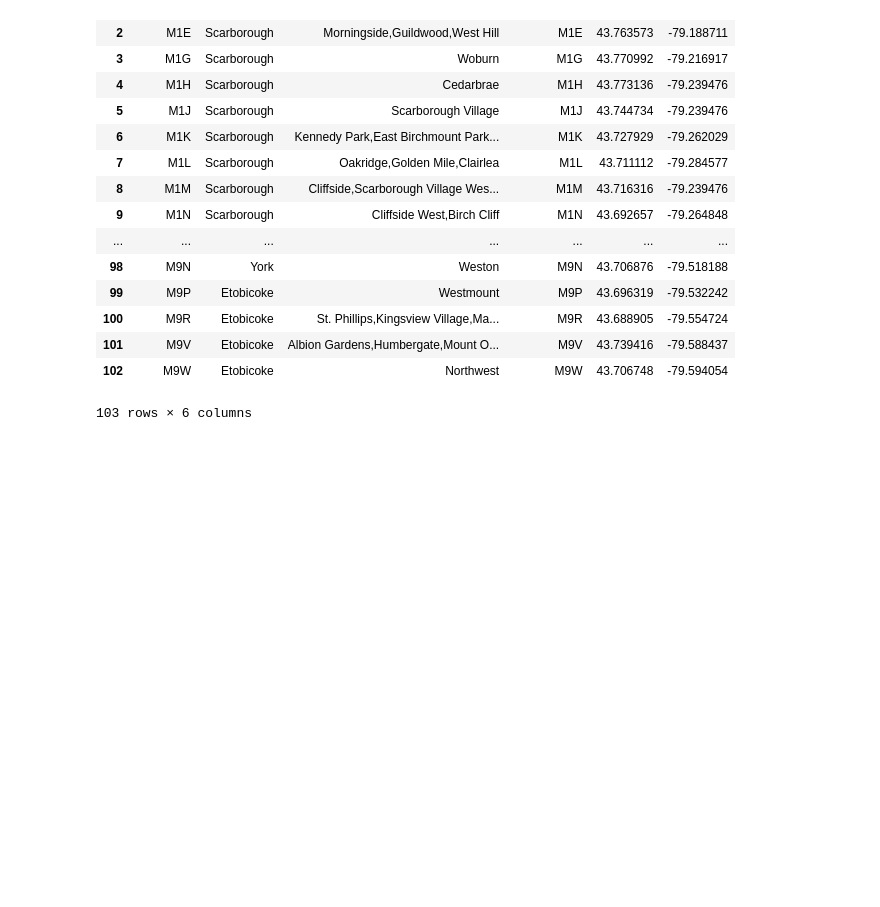
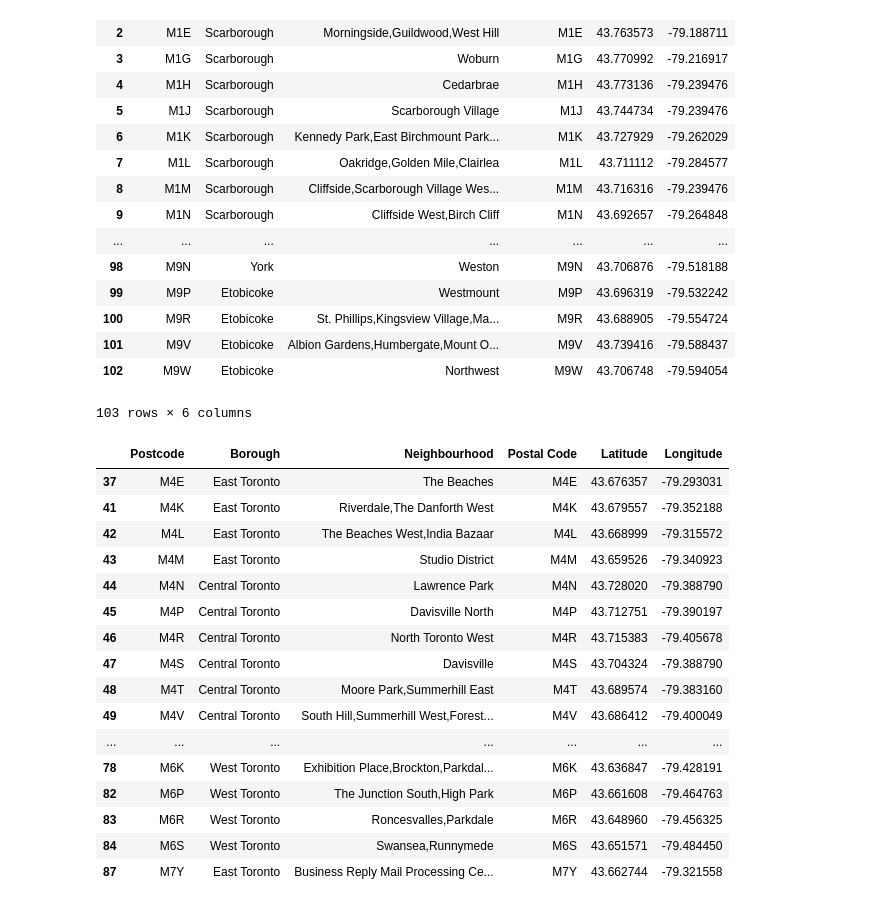
Before and after one commit to huiliijiang/coursera-project, a Jupyter notebook: Toronto.ipynb, the cells around one changed output. Saved outputs shown, nothing was run; the diff lists cells and outputs as text; code cells hidden in the pictures; blank space fills up the shorter version.

```diff
--- a/Toronto.ipynb
+++ b/Toronto.ipynb
@@ -57,3 +57,25 @@ df_join
 | 101 | M9V | Etobicoke | Albion Gardens,Humbergate,Mount O... | M9V | 43.739416 | -79.588437 |
 | 102 | M9W | Etobicoke | Northwest | M9W | 43.706748 | -79.594054 |
 103 rows × 6 columns
+# %%
+#Filter Borough contains Toronto
+toronto = df_join[df_join['Borough'].str.contains("Toronto")]
+toronto
+# %% [output]
+|  | Postcode | Borough | Neighbourhood | Postal Code | Latitude | Longitude |
+| 37 | M4E | East Toronto | The Beaches | M4E | 43.676357 | -79.293031 |
+| 41 | M4K | East Toronto | Riverdale,The Danforth West | M4K | 43.679557 | -79.352188 |
+| 42 | M4L | East Toronto | The Beaches West,India Bazaar | M4L | 43.668999 | -79.315572 |
+| 43 | M4M | East Toronto | Studio District | M4M | 43.659526 | -79.340923 |
+| 44 | M4N | Central Toronto | Lawrence Park | M4N | 43.728020 | -79.388790 |
+| 45 | M4P | Central Toronto | Davisville North | M4P | 43.712751 | -79.390197 |
+| 46 | M4R | Central Toronto | North Toronto West | M4R | 43.715383 | -79.405678 |
+| 47 | M4S | Central Toronto | Davisville | M4S | 43.704324 | -79.388790 |
+| 48 | M4T | Central Toronto | Moore Park,Summerhill East | M4T | 43.689574 | -79.383160 |
+| 49 | M4V | Central Toronto | South Hill,Summerhill West,Forest... | M4V | 43.686412 | -79.400049 |
+| ... | ... | ... | ... | ... | ... | ... |
+| 78 | M6K | West Toronto | Exhibition Place,Brockton,Parkdal... | M6K | 43.636847 | -79.428191 |
+| 82 | M6P | West Toronto | The Junction South,High Park | M6P | 43.661608 | -79.464763 |
+| 83 | M6R | West Toronto | Roncesvalles,Parkdale | M6R | 43.648960 | -79.456325 |
+| 84 | M6S | West Toronto | Swansea,Runnymede | M6S | 43.651571 | -79.484450 |
+| 87 | M7Y | East Toronto | Business Reply Mail Processing Ce... | M7Y | 43.662744 | -79.321558 |
```
Also changed, not shown: parts of 28 cells of this notebook.
